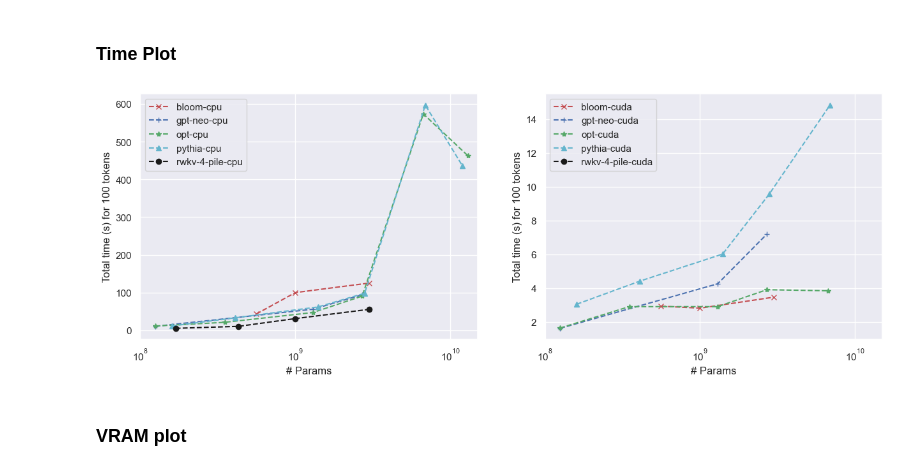
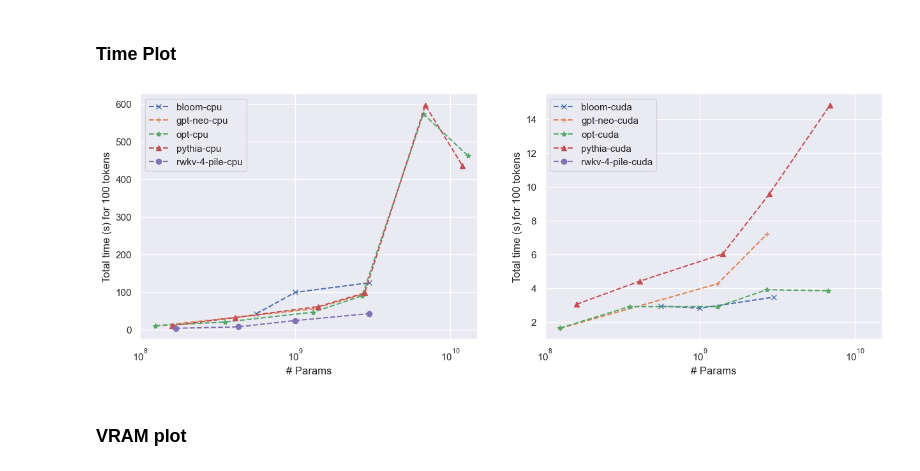
Before and after one commit to SSamDav/RWKV-Inference-Experiments, a Jupyter notebook: plots.ipynb, the cells around one changed output. Drawn from its saved outputs; the diff is of its cells as text; code cells hidden in the pictures.

Commit message:
better plots

```diff
--- a/plots.ipynb
+++ b/plots.ipynb
@@ -24,8 +24,8 @@ def groupby_first_n(df: pd.DataFrame, args: Union[str, list[str]] , n: int = Non
 df = pd.read_csv(BASE_PATH / "inference_results_hf.csv")
 df2 = pd.read_csv(BASE_PATH / "inference_results_rwkv.csv")
 # %%
-df_ = groupby_first_n(df, ["model_name", "strategy"], n=128)[["cpu_time"]].sum()
-df2_ = groupby_first_n(df2, ["model_name", "strategy"], n=128)[["cpu_time"]].sum()
+df_ = groupby_first_n(df, ["model_name", "strategy"], n=100)[["cpu_time"]].sum()
+df2_ = groupby_first_n(df2, ["model_name", "strategy"], n=100)[["cpu_time"]].sum()
 main_df = pd.concat([df_, df2_]).reset_index()
 # %%
 scale = {"B": 10**9, "m": 10**6, "b": 10**9}
@@ -35,26 +35,27 @@ main_df["size"] = main_df["model_name"].apply(lambda x: float(x.split("-")[-1][:
 main_df["strategy"] = main_df["strategy"].apply(lambda x: "cuda" if "cuda" in x else "cpu")
 main_df = main_df.sort_values(["size", "strategy"])
 # %%
-colors = "rbgck"
+colors = ["r", "b", "g", "y", "k"]
 icons = "x+*^o"
 alpha = {"cpu": 0.5, "cuda": 1.0}
 
 fig, axs = plt.subplots(1, 2, figsize=(15, 5))
 
 for i, (class_, model_df) in enumerate(main_df.groupby("class")):
     for s, strategy in enumerate(["cpu", "cuda"]):
         mask = model_df["strategy"] == strategy
-        axs[s].plot(model_df[mask]["size"], model_df[mask]["cpu_time"]*10**(-6), f'{colors[i]}{icons[i]}--', label=f"{class_}-{strategy}")
+        # axs[s].plot(model_df[mask]["size"], model_df[mask]["cpu_time"]*10**(-6), f'{colors[i]}{icons[i]}--', label=f"{class_}-{strategy}")
+        axs[s].plot(model_df[mask]["size"], model_df[mask]["cpu_time"]*10**(-6), f'{icons[i]}--', label=f"{class_}-{strategy}")
 
 for s in [0, 1]:
     axs[s].legend()
     axs[s].set_xscale("log")
     # axs[s].set_yscale("log")
     axs[s].set_xlabel("# Params")
     axs[s].set_ylabel("Total time (s) for 100 tokens")
     axs[s].set_xlim(10**8, 1.5*10**10)
 # %% [output]
-[figure, old version]
+[figure, new version]
 # %% [markdown]
 ### VRAM plot
 # %%
```
Also changed, not shown: parts of 1 cell of this notebook.
